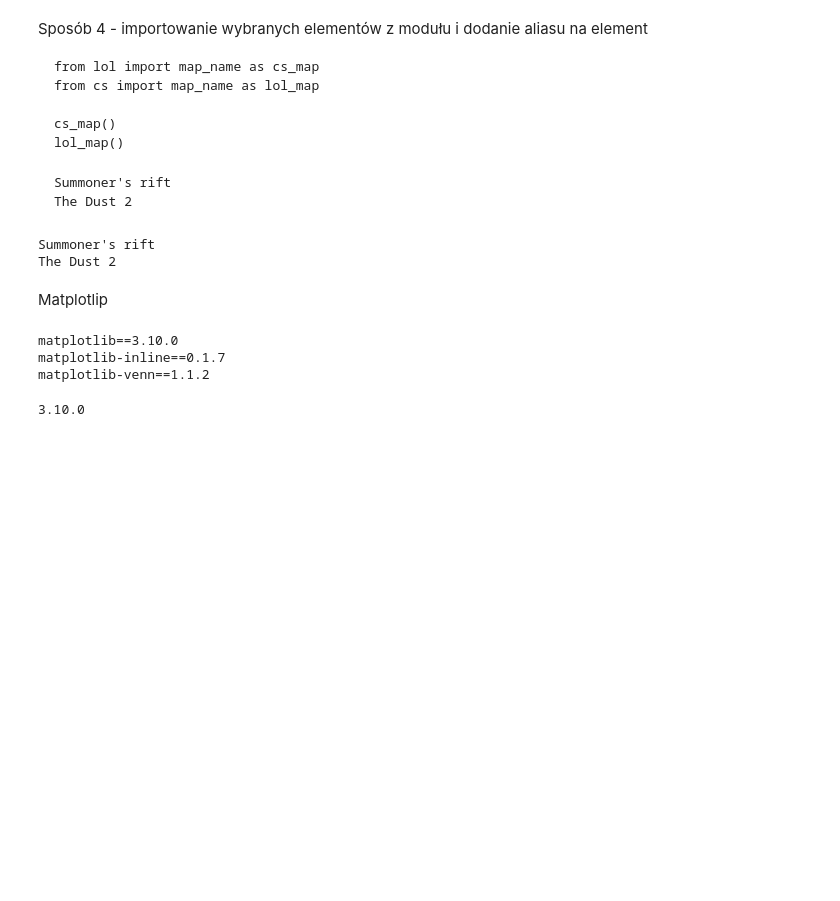
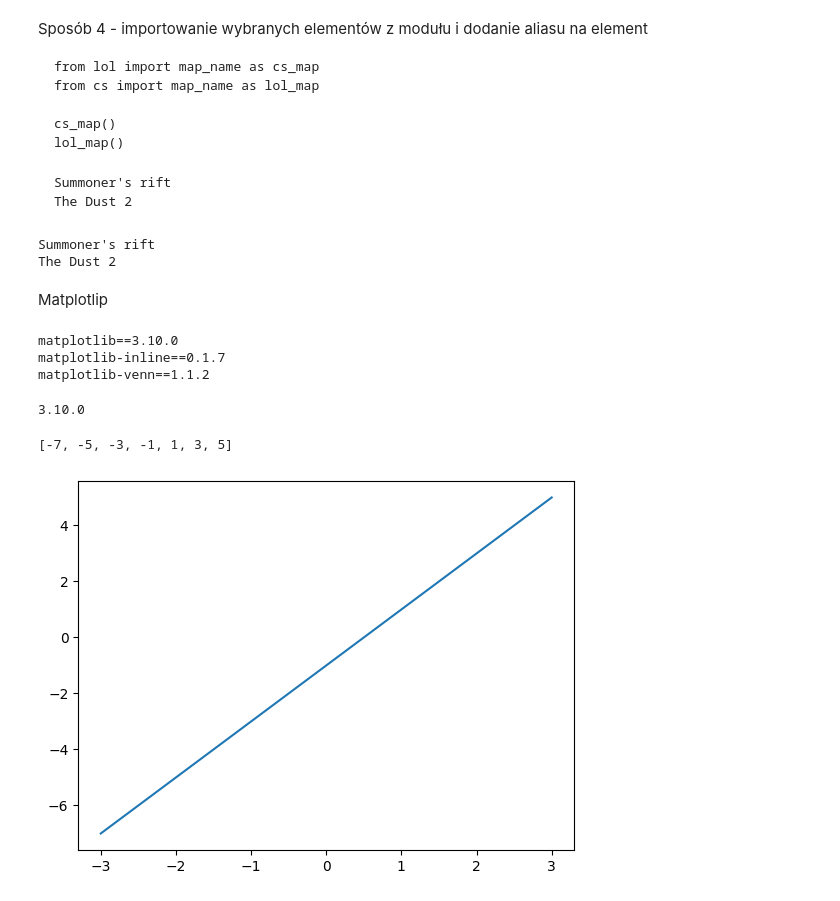
Before and after one commit to antkeser/KursAI, a Jupyter notebook: 3_Biblioteka_matplotlib.ipynb, the cells around one changed output. Saved outputs shown, nothing was run; the diff lists cells and outputs as text; code cells hidden in the pictures; blank space fills up the shorter version.

```diff
--- a/3_Biblioteka_matplotlib.ipynb
+++ b/3_Biblioteka_matplotlib.ipynb
@@ -86,3 +86,17 @@ import matplotlib
 print(matplotlib.__version__)
 # %% [output]
 3.10.0
+# %%
+import matplotlib.pyplot as plt
+import numpy as np
+
+xpoints = [-3, -2, -1, 0, 1, 2, 3]
+ypoints = [2*x-1 for x in xpoints]
+
+print(ypoints)
+
+plt.plot(xpoints, ypoints)
+plt.show()
+# %% [output]
+[-7, -5, -3, -1, 1, 3, 5]
+[figure, added]
```
Also changed, not shown: parts of 7 cells of this notebook.
